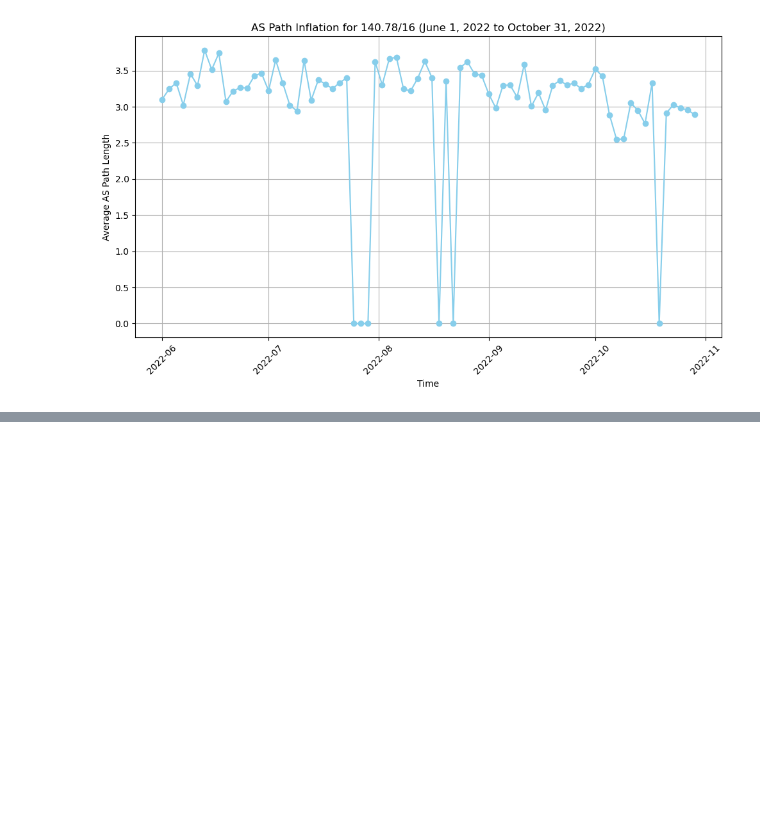
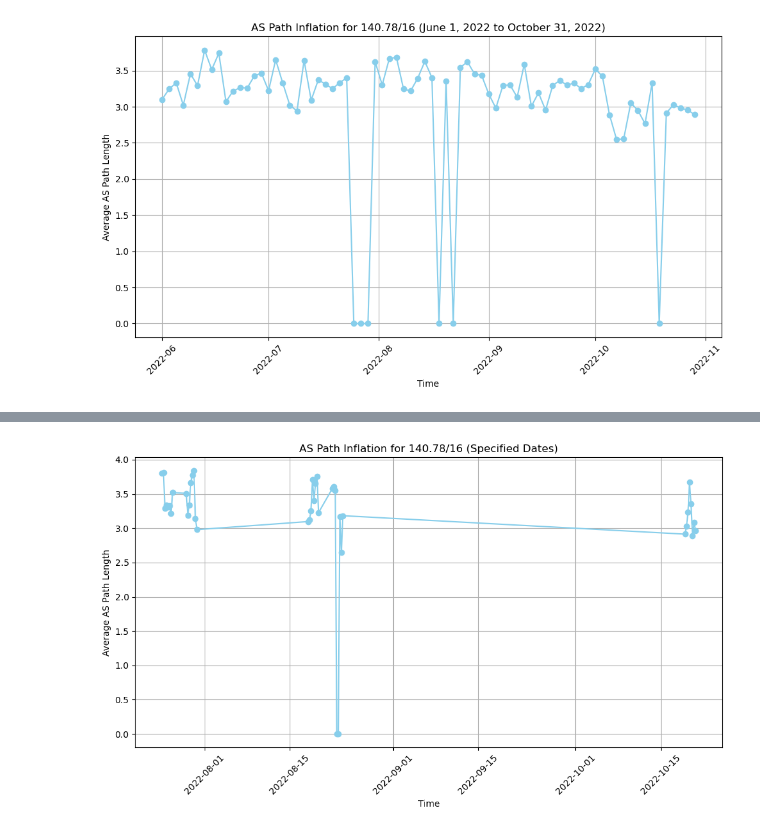
Before and after one commit to soddi1/Flooding, a Jupyter notebook: RipeStat/AS17557_ASPath_inflation.ipynb, the cells around one changed output, grey strips where cells are left out. Cells and saved outputs as stored; diff of their text form; code cells hidden in the pictures; blank space fills up the shorter version.

Commit message:
AS_Paths

```diff
--- a/RipeStat/AS17557_ASPath_inflation.ipynb
+++ b/RipeStat/AS17557_ASPath_inflation.ipynb
@@ -101,3 +101,94 @@ Number of updates found: 744094
 Fetching updates from 2022-10-29T00:00:00 to 2022-10-31T00:00:00
 Number of updates found: 676972
 [figure]
+# %%
+import requests
+import datetime
+import matplotlib.pyplot as plt
+import time
+
+# Function to fetch BGP updates from RIPEstat
+def get_bgp_updates(resource, start_time, end_time, max_retries=3):
+    url = f"https://stat.ripe.net/data/bgp-updates/data.json?resource={resource}&starttime={start_time}&endtime={end_time}"
+    for attempt in range(max_retries):
+        try:
+            response = requests.get(url)
+            if response.status_code == 200:
+                data = response.json()
+                if 'data' in data and 'updates' in data['data']:
+                    return data['data']['updates']
+                else:
+                    print("No updates found in the response.")
+                    return []
+            else:
+                print(f"Failed to fetch data: {response.status_code}. Retrying... ({attempt + 1}/{max_retries})")
+        except Exception as e:
+            print(f"Error: {e}. Retrying... ({attempt + 1}/{max_retries})")
+        time.sleep(5)
+    print(f"Max retries reached for interval: {start_time} to {end_time}. Skipping this interval.")
+    return []
+
+# Convert datetime to the required format
+def datetime_to_string(dt):
+    return dt.strftime('%Y-%m-%dT%H:%M:%S')
+
+# Define the specific time ranges
+date_ranges = [
+    (datetime.datetime(2022, 7, 25), datetime.datetime(2022, 7, 27)),
+    (datetime.datetime(2022, 7, 29), datetime.datetime(2022, 7, 31)),
+    (datetime.datetime(2022, 8, 18), datetime.datetime(2022, 8, 20)),
+    (datetime.datetime(2022, 8, 22), datetime.datetime(2022, 8, 24)),
+    (datetime.datetime(2022, 10, 19), datetime.datetime(2022, 10, 21))
+]
+
+# Resource of interest
+resource = "AS17557"
+
+# Initialize lists to store time intervals and corresponding average AS path lengths
+time_intervals = []
+avg_as_path_lengths = []
+
+# Fetch updates for each specified date range
+for start_date, end_date in date_ranges:
+    current_time = start_date
+    while current_time < end_date:
+        next_time = current_time + datetime.timedelta(hours=6)
+        start_time_str = datetime_to_string(current_time)
+        end_time_str = datetime_to_string(next_time)
+        print(f"Fetching updates from {start_time_str} to {end_time_str}")
+        updates = get_bgp_updates(resource, start_time_str, end_time_str)
+
+        # Check if updates are received for the current interval
+        if not updates:
+            print(f"No updates found for interval: {start_time_str} to {end_time_str}")
+        else:
+            print(f"Number of updates found: {len(updates)}")
+
+        # Extract AS path lengths for the current interval
+        as_path_lengths = []
+        for update in updates:
+            if 'attrs' in update and 'path' in update['attrs']:
+                as_path = update['attrs']['path']
+                as_path_lengths.append(len(as_path))
+
+        # Calculate and store the average AS path length for the current interval
+        if as_path_lengths:
+            avg_as_path_length = sum(as_path_lengths) / len(as_path_lengths)
+        else:
+            avg_as_path_length = 0
+        time_intervals.append(current_time)
+        avg_as_path_lengths.append(avg_as_path_length)
+
+        current_time = next_time
+
+# Plot AS path inflation
+plt.figure(figsize=(10, 6))
+plt.plot(time_intervals, avg_as_path_lengths, marker='o', linestyle='-', color='skyblue')
+plt.xlabel('Time')
+plt.ylabel('Average AS Path Length')
+plt.title('AS Path Inflation for 140.78/16 (Specified Dates)')
+plt.grid(True)
+plt.xticks(rotation=45)
+plt.tight_layout()
+plt.show()
+# %% [output]
@@ -103,0 +212 @@ Number of updates found: 676972
+[figure, added]
```
Also changed, not shown: parts of 2 cells of this notebook, 1 other file.
